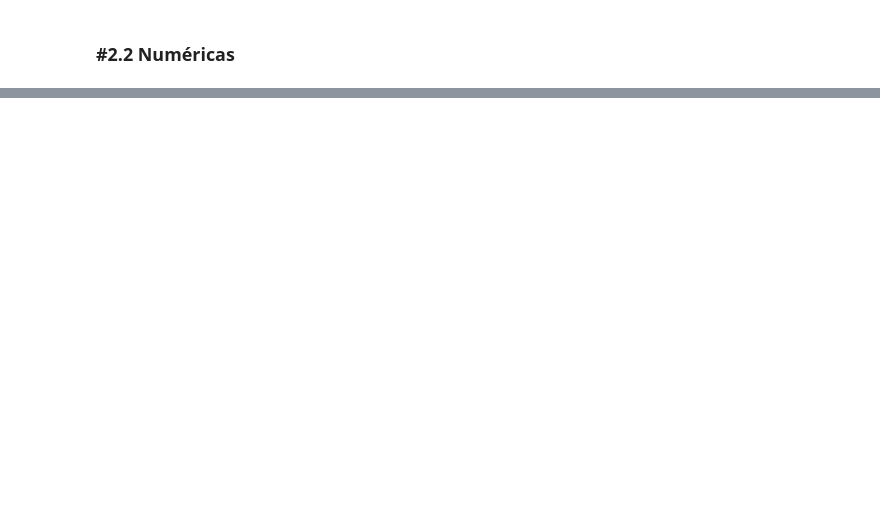
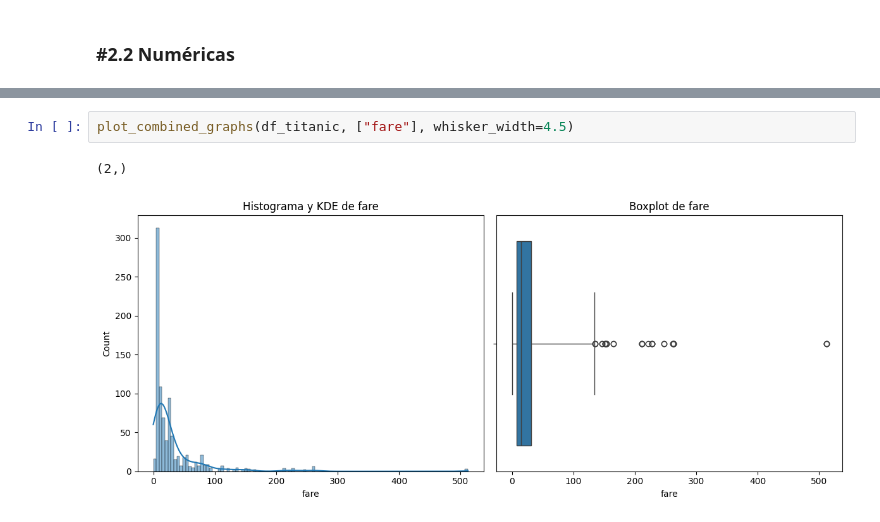
Before and after one commit to njisly/online_ds_thebridge_Nur, a Jupyter notebook: ejercicios/03_Analisis_de_Datos/Sprint_07/Unidad_01/Practica_Obligatoria/18_Practica_Obligatoria_Univariante.ipynb, the cells around one changed output, grey strips where cells are left out. Drawn from its saved outputs; the diff is of its cells as text; blank space fills up the shorter version.

```diff
--- a/ejercicios/03_Analisis_de_Datos/Sprint_07/Unidad_01/Practica_Obligatoria/18_Practica_Obligatoria_Univariante.ipynb
+++ b/ejercicios/03_Analisis_de_Datos/Sprint_07/Unidad_01/Practica_Obligatoria/18_Practica_Obligatoria_Univariante.ipynb
@@ -216,0 +275,5 @@ lista_numericas = ['age', 'fare']
+# %%
+plot_combined_graphs(df_titanic, ["fare"], whisker_width=4.5)
+# %% [output]
+(2,)
+[figure, added]
```
Also changed, not shown: parts of 8 cells of this notebook.
